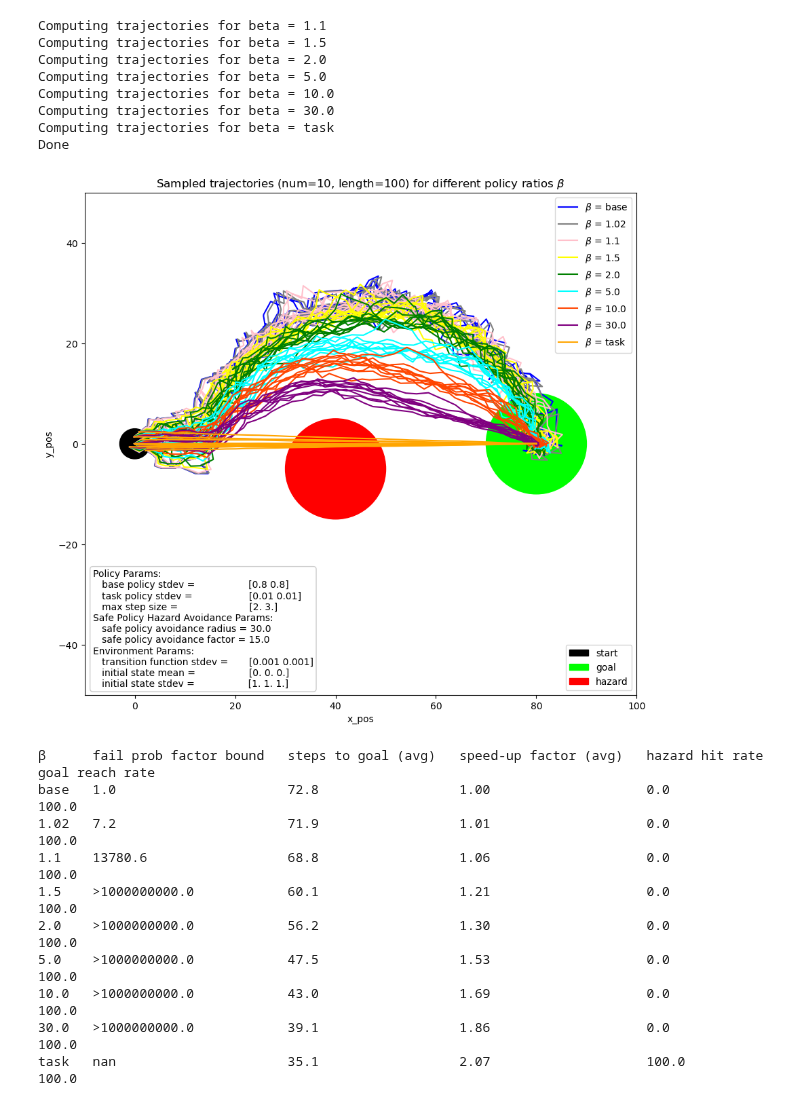
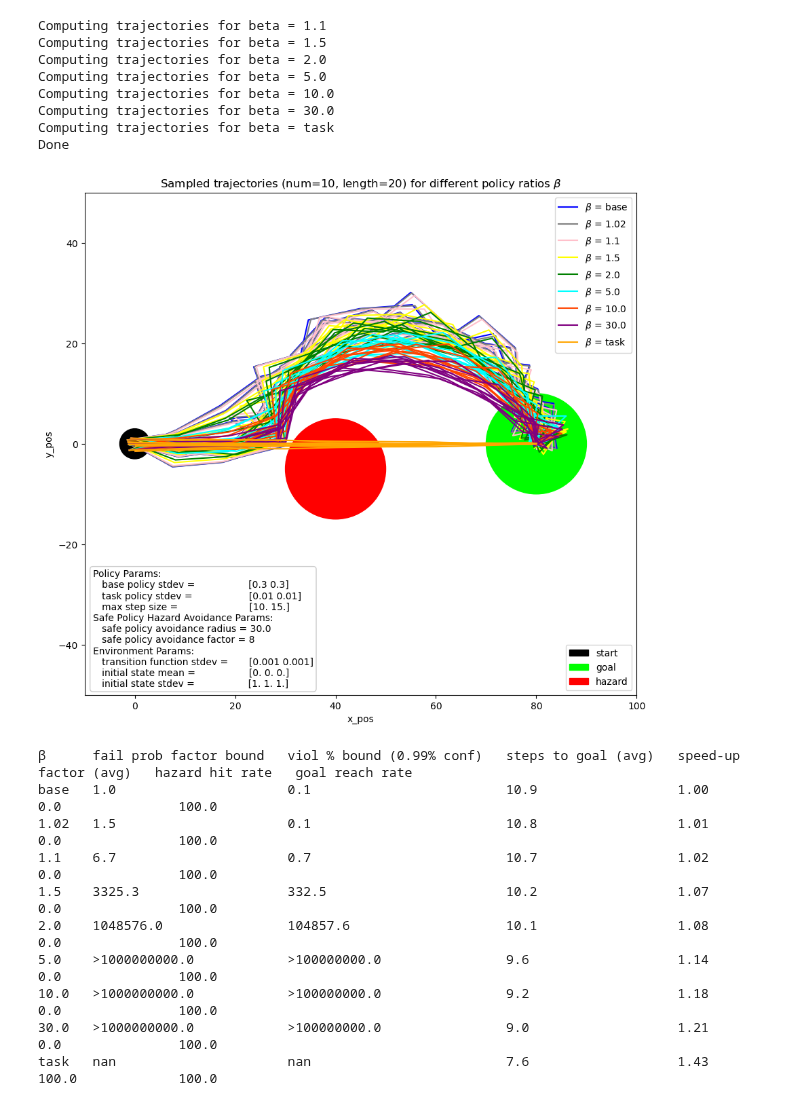
Before and after one commit to JacquesCloete/sport, a Jupyter notebook: policy_projection/practicality_check.ipynb, the cells around one changed output. Saved outputs shown, nothing was run; the diff lists cells and outputs as text; code cells hidden in the pictures.

Commit message:
Added step to 'train' agent to establish safety using scenario approach

```diff
--- a/policy_projection/practicality_check.ipynb
+++ b/policy_projection/practicality_check.ipynb
@@ -448,3 +505,19 @@ seed = 0
+# %%
+# Experiment params: T = 20
+# base_policy_std=np.array([6e-1,6e-1])
+base_policy_std=np.array([3e-1,3e-1])
+task_policy_std=np.array([1e-2,1e-2])
+max_step_size=np.array([2e0,3e0]) * 5
+avoidance_r=30.0
+avoidance_factor=15.0
+env_noise_std=np.array([1e-3,1e-3])
+env_start_mean=np.array([START_X,START_Y,0.0])
+env_start_std=np.array([START_R/3,START_R/3,1e0])
+traj_num = 10
+traj_length = 20
+seed = 0
+tol = 1e-3
+conf = 0.99
 # %%
 # Values of beta to test
 beta_list = ['base',1.02,1.1,1.5,2.0,5.0,10.0,30.0,'task']
@@ -469,3 +542,13 @@ traj_generator=TrajectoryGenerator(goal_pos=np.array([GOAL_X,GOAL_Y]),
                                    env_start_mean=env_start_mean,
                                    env_start_std=env_start_std,
                                    )
+# %%
+# Establish safety
+traj_generator.set_avoidance_factor(avoidance_factor=0)
+avoidance_factor = establish_safety(traj_generator=traj_generator,
+                                    traj_length=traj_length,
+                                    tol=tol,
+                                    conf=conf,
+                                    seed=seed,
+                                    max_num_attempts=100000)
+traj_generator.set_avoidance_factor(avoidance_factor=avoidance_factor)
@@ -542,41 +636,43 @@ beta_str = "\u03B2"
 base_str = "base"
 max_violation_prob_factor = 1e9
 print(f'{beta_str:<7}'
       f'{"fail prob factor bound":<25}'
+      f'{"viol % bound ("+str(conf)+"% conf)":<28}'
       f'{"steps to goal (avg)":<22}'
       f'{"speed-up factor (avg)":<24}'
       f'{"hazard hit rate":<18}'
       f'{"goal reach rate":<25}')
 for key in traj_dict.keys():
     if key == 'base':
         violation_prob_factor = 1.0
         greater_than_str = ''
     elif key == 'task':
         violation_prob_factor = np.nan
         greater_than_str = ''
     else:
         violation_prob_factor = 1.0
         for t in range(0,traj_length):
             violation_prob_factor *= key
             if violation_prob_factor >= max_violation_prob_factor:
                 violation_prob_factor = max_violation_prob_factor
                 greater_than_str = '>'
                 break
     print(f'{str(key):<7}'
           f'{greater_than_str+f"{violation_prob_factor:.1f}":<25}'
+          f'{greater_than_str+f"{tol*violation_prob_factor*100:.1f}":<28}'
           f'{f"{np.nanmean(traj_dict[key][3]):.1f}":<22}'
           f'{f"{np.nanmean(traj_dict[base_str][3])/np.nanmean(traj_dict[key][3]):.2f}":<24}'
           f'{f"{np.mean(traj_dict[key][1])*100:.1f}":<18}'
           f'{f"{np.mean(traj_dict[key][2])*100:.1f}":<25}')
 # %% [output]
-[figure, old version]
+[figure, new version]
-β      fail prob factor bound   steps to goal (avg)   speed-up factor (avg)   hazard hit rate   goal reach rate
-base   1.0                      72.8                  1.00                    0.0               100.0
-1.02   7.2                      71.9                  1.01                    0.0               100.0
-1.1    13780.6                  68.8                  1.06                    0.0               100.0
-1.5    >1000000000.0            60.1                  1.21                    0.0               100.0
-2.0    >1000000000.0            56.2                  1.30                    0.0               100.0
-5.0    >1000000000.0            47.5                  1.53                    0.0               100.0
-10.0   >1000000000.0            43.0                  1.69                    0.0               100.0
-30.0   >1000000000.0            39.1                  1.86                    0.0               100.0
-task   nan                      35.1                  2.07                    100.0             100.0
+β      fail prob factor bound   viol % bound (0.99% conf)   steps to goal (avg)   speed-up factor (avg)   hazard hit rate   goal reach rate
+base   1.0                      0.1                         10.9                  1.00                    0.0               100.0
+1.02   1.5                      0.1                         10.8                  1.01                    0.0               100.0
+1.1    6.7                      0.7                         10.7                  1.02                    0.0               100.0
+1.5    3325.3                   332.5                       10.2                  1.07                    0.0               100.0
+2.0    1048576.0                104857.6                    10.1                  1.08                    0.0               100.0
+5.0    >1000000000.0            >100000000.0                9.6                   1.14                    0.0               100.0
+10.0   >1000000000.0            >100000000.0                9.2                   1.18                    0.0               100.0
+30.0   >1000000000.0            >100000000.0                9.0                   1.21                    0.0               100.0
+task   nan                      nan                         7.6                   1.43                    100.0             100.0
```
Also changed, not shown: parts of 4 cells of this notebook.
